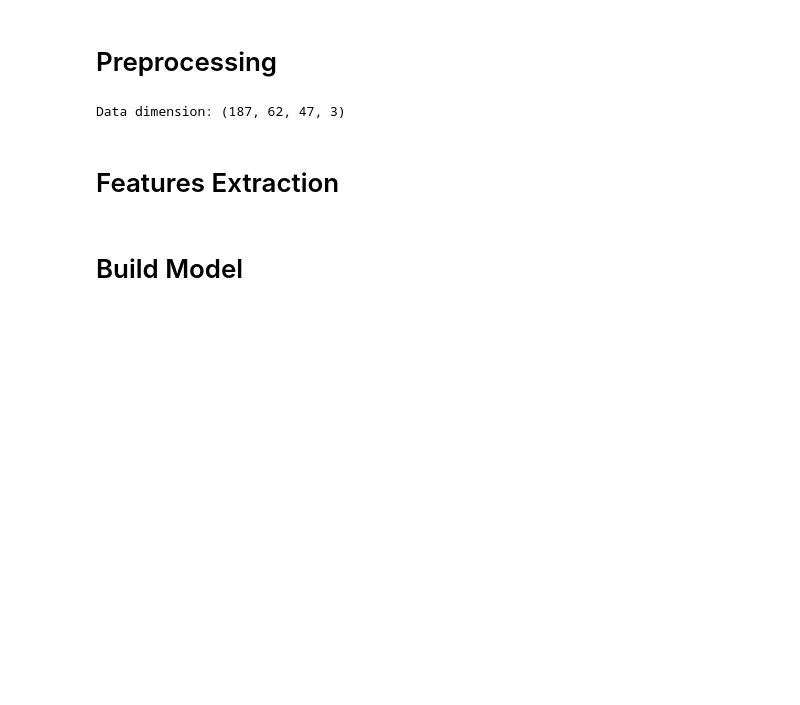
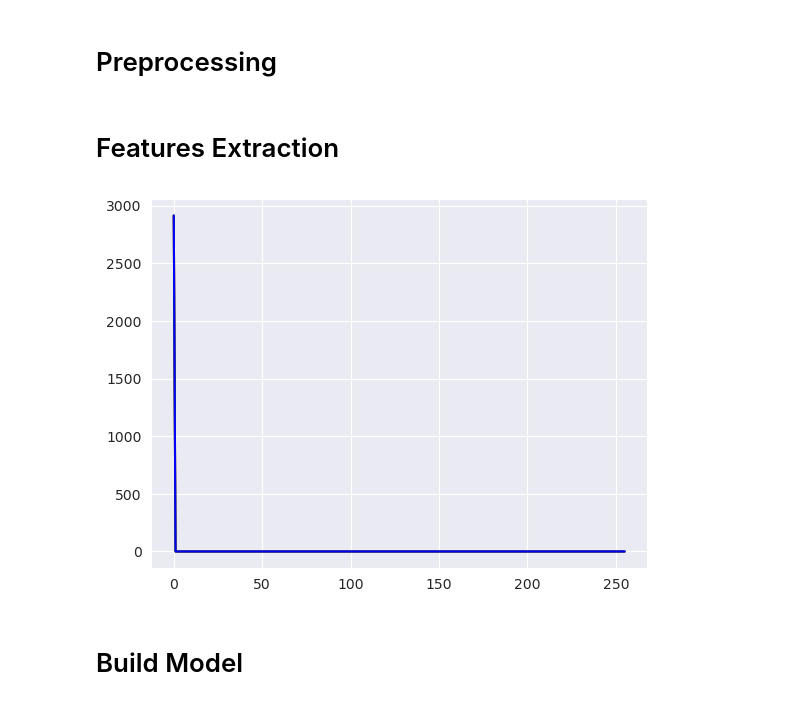
Before and after one commit to SyahrulBhudiF/Machine_Learn_2024, a Jupyter notebook: Kuis1/Kuis1_boilerplate.ipynb, the cells around one changed output. Drawn from its saved outputs; the diff is of its cells as text; code cells hidden in the pictures; blank space fills up the shorter version.

```diff
--- a/Kuis1/Kuis1_boilerplate.ipynb
+++ b/Kuis1/Kuis1_boilerplate.ipynb
@@ -79,13 +79,11 @@ for i, axi in enumerate(ax.flat):
 # Preprocessing
 # %%
 #3. (Opsional) Lakukan proses pra pengolahan data jika diperlukan (ekstra 10 poin)
-scaler = StandardScaler()
-faces_scaled = scaler.fit_transform(faces.data)
+# Normalisasi pixel nilai ke [0, 1]
+faces_data = faces.images / 255.0
 
-faces_scaled = faces_scaled.reshape(faces.images.shape)
-
-print(f'Data dimension: {faces_scaled.shape}')
+# flatten data citra menjadi vektor
+n_samples, h, w, c = faces.images.shape
+faces_data_flat = faces_data.reshape(n_samples, h*w*c)
-# %% [output]
-Data dimension: (187, 62, 47, 3)
 # %% [markdown]
 # Features Extraction
@@ -108,3 +90,17 @@ def calculate_histograms(images):
+# %%
+# Fungsi untuk menghitung histogram
+# Menghitung histogram untuk setiap channel pada citra RGB
+def plot_histogram(image):
+    colors = ('r', 'g', 'b')
+    for i, color in enumerate(colors):
+        hist = np.histogram(image[:, :, i], bins=256, range=(0, 256))[0]
+        plt.plot(hist, color=color)
+    plt.show()
+
+# Plot histogram untuk satu gambar
+plot_histogram(faces_data[0])
+# %% [output]
+[figure, added]
 # %% [markdown]
 # Build Model
 # %%
```
Also changed, not shown: parts of 8 cells of this notebook.
